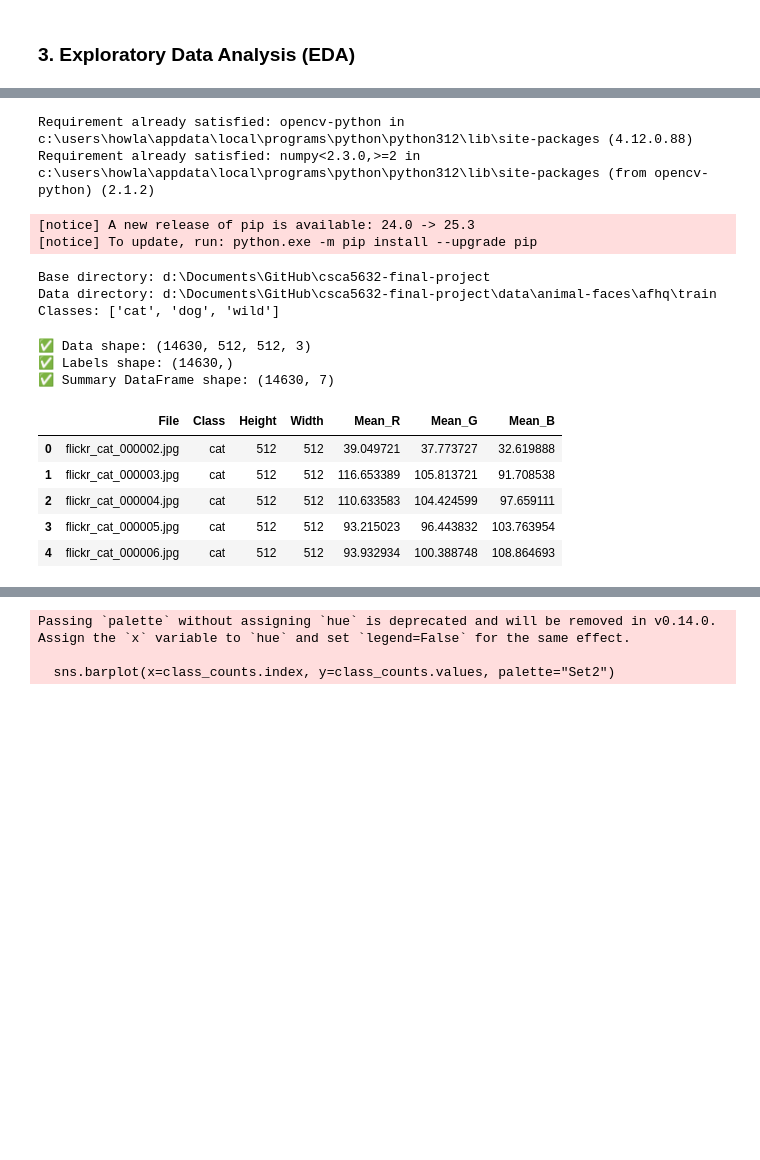
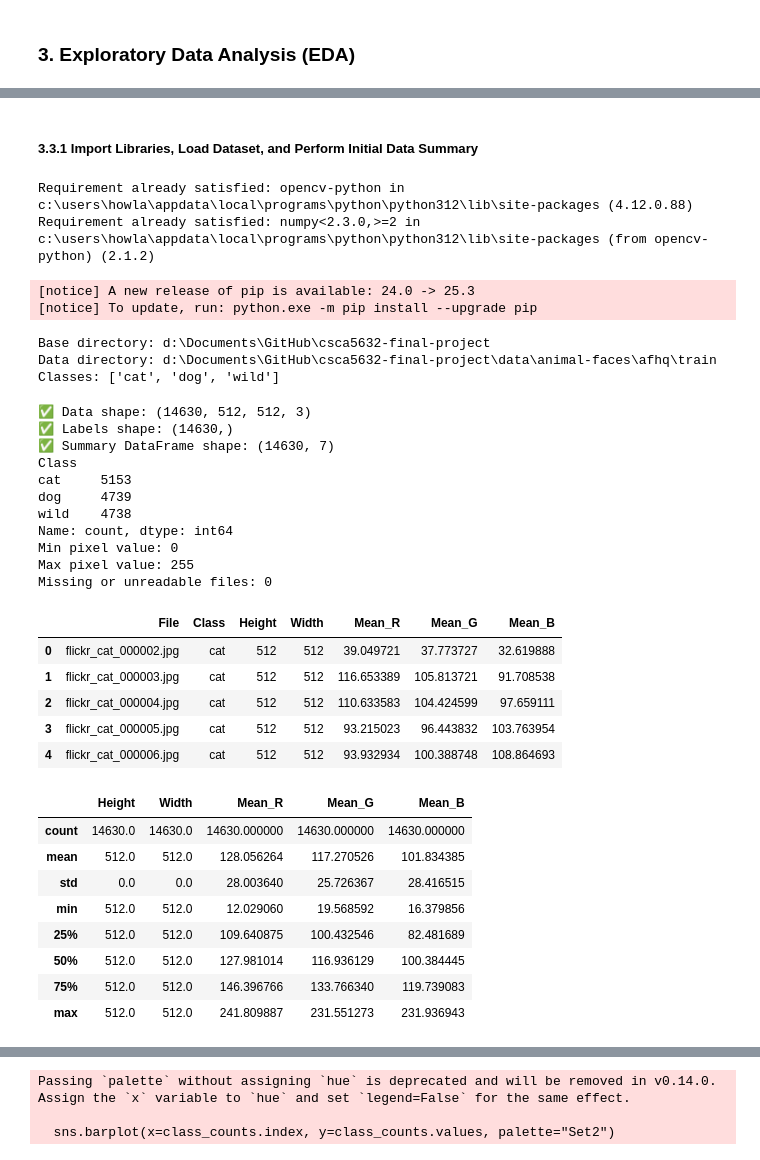
Before and after one commit to Mosh333/csca5632-final-project, a Jupyter notebook: notebooks/csca5632-final-project-animal-image-classification.ipynb, the cells around one changed output, grey strips where cells are left out. Cells and saved outputs as stored; diff of their text form; code cells hidden in the pictures; blank space fills up the shorter version.

```diff
--- a/notebooks/csca5632-final-project-animal-image-classification.ipynb
+++ b/notebooks/csca5632-final-project-animal-image-classification.ipynb
@@ -168,3 +167,5 @@ https://medium.com/@cgawande12/a-comprehensive-eda-and-image-classification-with
+# %% [markdown]
+##### 3.3.1 Import Libraries, Load Dataset, and Perform Initial Data Summary
 # %%
 !pip install opencv-python
 # %% [output]
@@ -195,6 +196,7 @@ print("Classes:", classes)
 data = []
 labels = []
 records = []  # For summary DataFrame
+missing = 0
 
 # Modern OS automatically cache recently read files in RAM for faster speed up on re-runs
 # Resize image to be smaller on systems with less than 32GB RAM (mine is 64GB DDR5)
@@ -205,6 +207,7 @@ for cls in classes:
         img = cv2.imread(fpath)
         if img is None:
             print(f"⚠️ Skipping corrupted file: {fname}")
+            missing += 1
             continue
         img = cv2.cvtColor(img, cv2.COLOR_BGR2RGB)
         # img = cv2.resize(img, (128, 128))   # optional resize for speed, only uncomment if system is less than 32GB RAM
@@ -223,30 +226,52 @@ for cls in classes:
             'Mean_G': np.mean(img[:, :, 1]),
             'Mean_B': np.mean(img[:, :, 2])
         })
 
 # Convert to numpy arrays for ML
 data = np.array(data)
 labels = np.array(labels)
 
 # Create summary DataFrame
 df_summary = pd.DataFrame(records)
 
 print("✅ Data shape:", data.shape)
 print("✅ Labels shape:", labels.shape)
 print("✅ Summary DataFrame shape:", df_summary.shape)
+print(df_summary['Class'].value_counts())
+print("Min pixel value:", data.min())
+print("Max pixel value:", data.max())
+print(f"Missing or unreadable files: {missing}")
 
 # Display the first few rows of summary
 display(df_summary.head())
+display(df_summary.describe())
 # %% [output]
 Base directory: d:\Documents\GitHub\csca5632-final-project
 Data directory: d:\Documents\GitHub\csca5632-final-project\data\animal-faces\afhq\train
 Classes: ['cat', 'dog', 'wild']
 ✅ Data shape: (14630, 512, 512, 3)
 ✅ Labels shape: (14630,)
 ✅ Summary DataFrame shape: (14630, 7)
+Class
+cat     5153
+dog     4739
+wild    4738
+Name: count, dtype: int64
+Min pixel value: 0
+Max pixel value: 255
+Missing or unreadable files: 0
 |  | File | Class | Height | Width | Mean_R | Mean_G | Mean_B |
 | 0 | flickr_cat_000002.jpg | cat | 512 | 512 | 39.049721 | 37.773727 | 32.619888 |
 | 1 | flickr_cat_000003.jpg | cat | 512 | 512 | 116.653389 | 105.813721 | 91.708538 |
 | 2 | flickr_cat_000004.jpg | cat | 512 | 512 | 110.633583 | 104.424599 | 97.659111 |
 | 3 | flickr_cat_000005.jpg | cat | 512 | 512 | 93.215023 | 96.443832 | 103.763954 |
 | 4 | flickr_cat_000006.jpg | cat | 512 | 512 | 93.932934 | 100.388748 | 108.864693 |
+|  | Height | Width | Mean_R | Mean_G | Mean_B |
+| count | 14630.0 | 14630.0 | 14630.000000 | 14630.000000 | 14630.000000 |
+| mean | 512.0 | 512.0 | 128.056264 | 117.270526 | 101.834385 |
+| std | 0.0 | 0.0 | 28.003640 | 25.726367 | 28.416515 |
+| min | 512.0 | 512.0 | 12.029060 | 19.568592 | 16.379856 |
+| 25% | 512.0 | 512.0 | 109.640875 | 100.432546 | 82.481689 |
+| 50% | 512.0 | 512.0 | 127.981014 | 116.936129 | 100.384445 |
+| 75% | 512.0 | 512.0 | 146.396766 | 133.766340 | 119.739083 |
+| max | 512.0 | 512.0 | 241.809887 | 231.551273 | 231.936943 |
```
Also changed, not shown: parts of 15 cells of this notebook.
